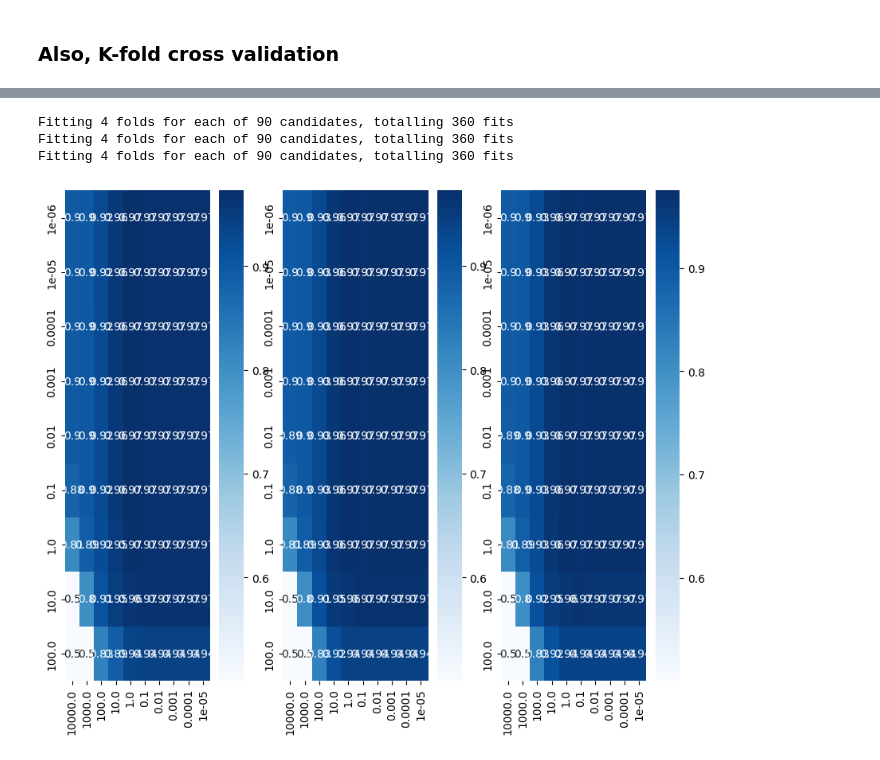
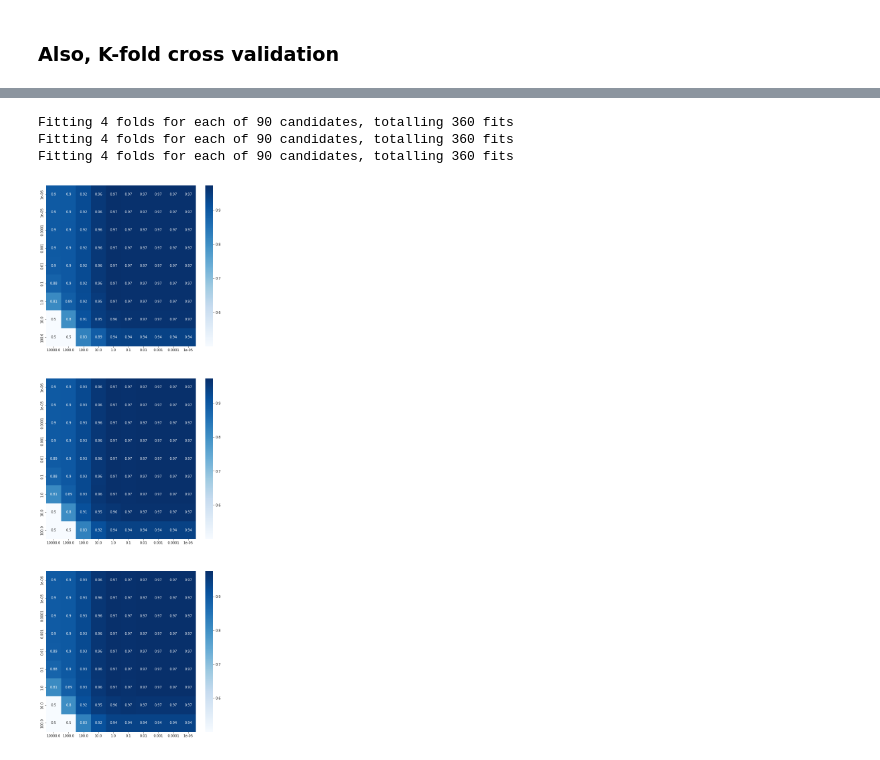
Before and after one commit to davbac/LCP-modB, a Jupyter notebook: ex04/group2309_exercise4.ipynb, the cells around one changed output, grey strips where cells are left out. Saved outputs shown, nothing was run; the diff lists cells and outputs as text; code cells hidden in the pictures.

Commit message:
heatmap ++

```diff
--- a/ex04/group2309_exercise4.ipynb
+++ b/ex04/group2309_exercise4.ipynb
@@ -321,31 +244,31 @@ plt.fill_between(Ns, [i[0] for i in xgb_err]+np.array([i[1] for i in xgb_err]),
 # %%
 import seaborn as sns
 
-fig, ax = plt.subplots(ncols = 3, figsize = (10,8))
+fig, ax = plt.subplots(nrows = 3, figsize = (10,30))
 
 
 for n_est in range(3,6):
     parameters = {'gamma': [10**i for i in range(-6,3)],
                   'reg_lambda': [10**(-i) for i in range(-4,6)] }
 
     clf = XGBClassifier(seed=1,
                         objective='binary:logistic',
                         learning_rate=0.4,
                         n_estimators= n_est)
 
     grid_search = GridSearchCV( estimator=clf,
                                 param_grid = parameters,
                                 cv = 4,
                                 verbose = True)
     grid_search.fit(X,y)
 
     df = pd.DataFrame( grid_search.cv_results_['mean_test_score'].reshape(len(parameters['gamma']),
                                                                           len(parameters['reg_lambda'])),
                       index=parameters['gamma'], columns=parameters['reg_lambda'])
 
     sns.heatmap(df, annot=True, cmap='Blues', ax=ax[n_est-3])
 # %% [output]
 Fitting 4 folds for each of 90 candidates, totalling 360 fits
 Fitting 4 folds for each of 90 candidates, totalling 360 fits
 Fitting 4 folds for each of 90 candidates, totalling 360 fits
-[figure, old version]
+[figure, new version]
```
Also changed, not shown: parts of 12 cells of this notebook.
